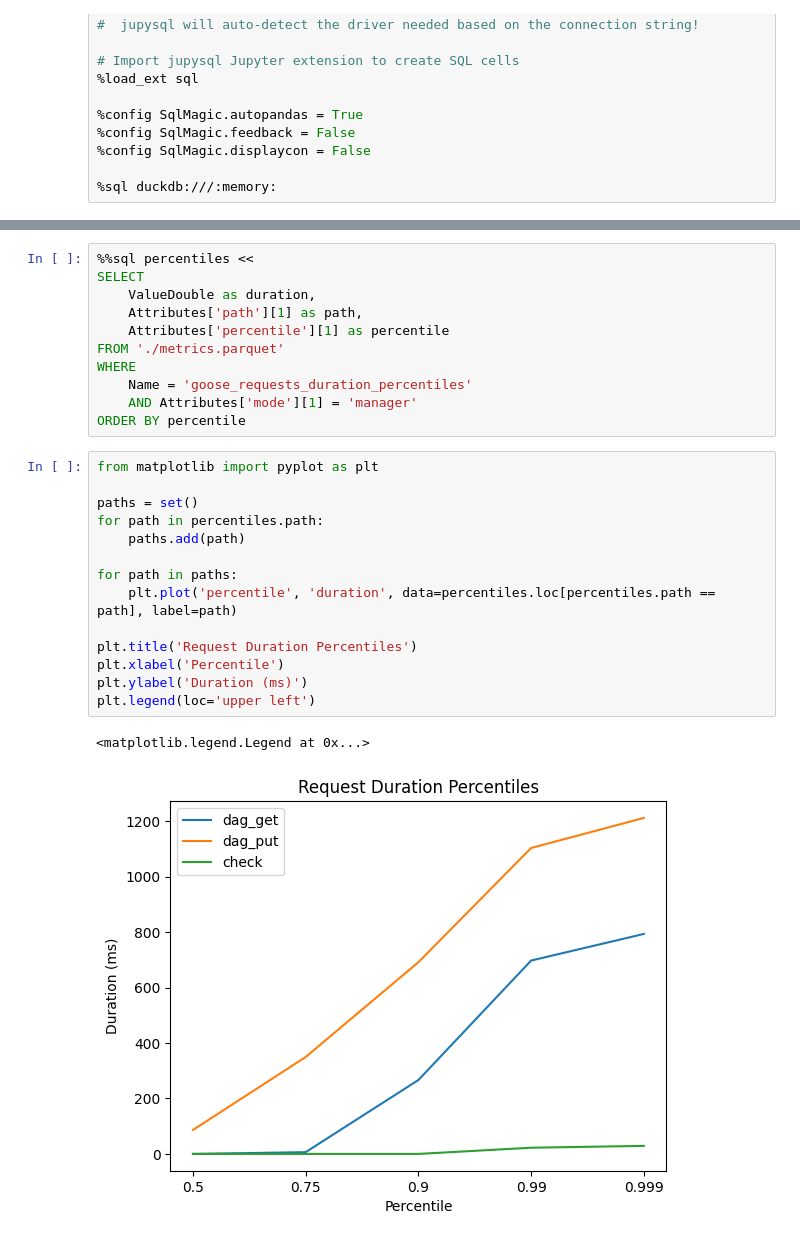
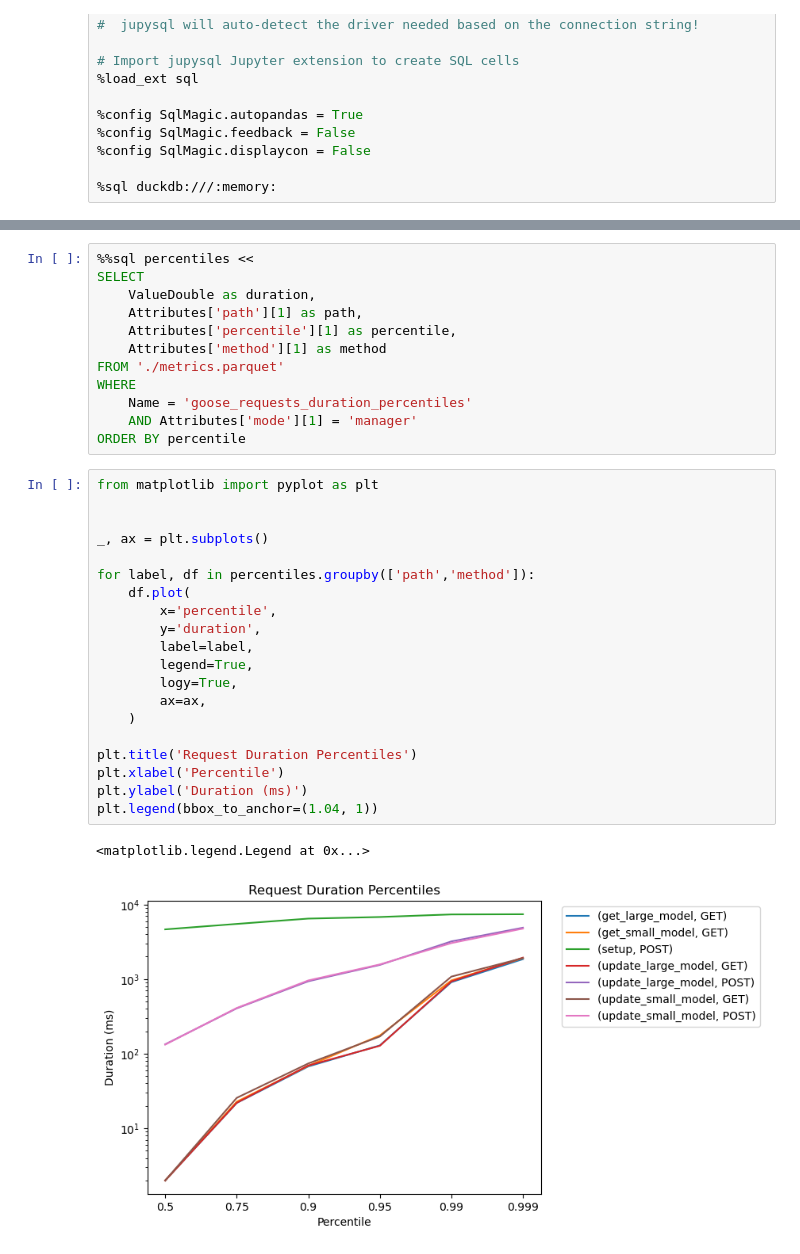
Before and after one commit to 3box/keramik, a Jupyter notebook: analyze/sim.ipynb, the cells around one changed output, grey strips where cells are left out. Drawn from its saved outputs; the diff is of its cells as text.

```diff
--- a/analyze/sim.ipynb
+++ b/analyze/sim.ipynb
@@ -39,7 +44,8 @@ ratios
 SELECT
     ValueDouble as duration,
     Attributes['path'][1] as path,
-    Attributes['percentile'][1] as percentile
+    Attributes['percentile'][1] as percentile,
+    Attributes['method'][1] as method
 FROM './metrics.parquet'
 WHERE
     Name = 'goose_requests_duration_percentiles'
@@ -48,17 +54,23 @@ ORDER BY percentile
 # %%
 from matplotlib import pyplot as plt
 
-paths = set()
-for path in percentiles.path:
-    paths.add(path)
 
-for path in paths:
-    plt.plot('percentile', 'duration', data=percentiles.loc[percentiles.path == path], label=path)
+_, ax = plt.subplots()
+
+for label, df in percentiles.groupby(['path','method']):
+    df.plot(
+        x='percentile',
+        y='duration',
+        label=label,
+        legend=True,
+        logy=True,
+        ax=ax,
+    )
 
 plt.title('Request Duration Percentiles')
 plt.xlabel('Percentile')
 plt.ylabel('Duration (ms)')
-plt.legend(loc='upper left')
+plt.legend(bbox_to_anchor=(1.04, 1))
 # %% [output]
 <matplotlib.legend.Legend at 0x...>
-[figure, old version]
+[figure, new version]
```
Also changed, not shown: parts of 2 cells of this notebook, 21 other files.
